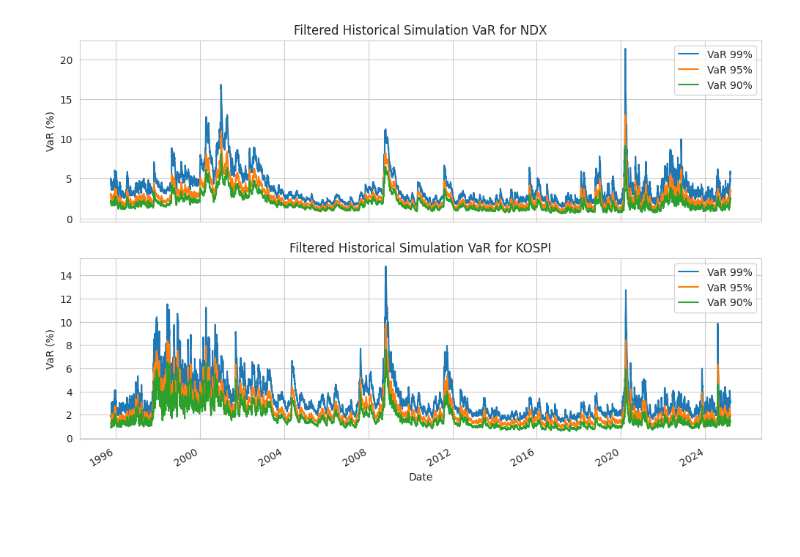
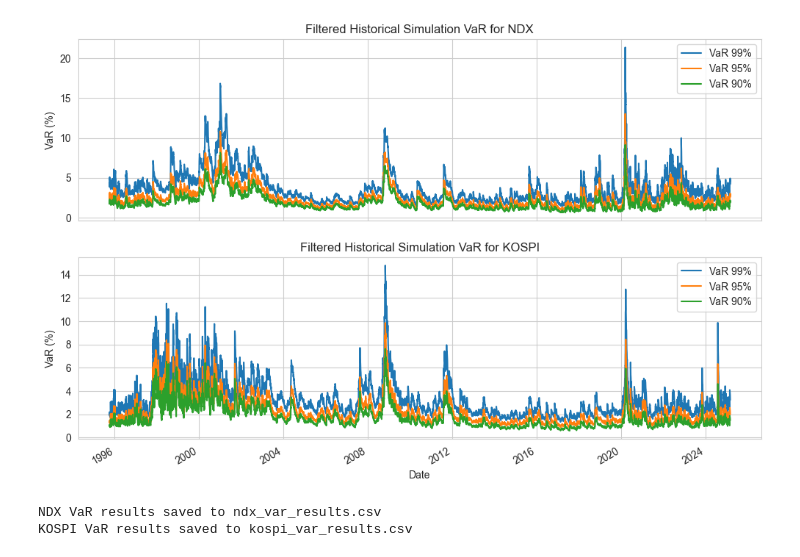
Before and after one commit to JiaqiSun45635/MFE-FE, a Jupyter notebook: PW4/Practical Work 4 Question 2.ipynb, the cells around one changed output. Saved outputs shown, nothing was run; the diff lists cells and outputs as text; code cells hidden in the pictures; blank space fills up the shorter version.

```diff
--- a/PW4/Practical Work 4 Question 2.ipynb
+++ b/PW4/Practical Work 4 Question 2.ipynb
@@ -132,7 +139,23 @@ plt.show()
 # %%
+# Load the datasets
+ndx_data = pd.read_csv("^ndx.csv")
+kospi_data = pd.read_csv("^kospi.csv")
+
+# Convert DATE column to datetime and set it as the index
+ndx_data["DATE"] = pd.to_datetime(ndx_data["DATE"], format="%Y%m%d")
+kospi_data["DATE"] = pd.to_datetime(kospi_data["DATE"], format="%Y%m%d")
+
+ndx_data.set_index("DATE", inplace=True)
+kospi_data.set_index("DATE", inplace=True)
+
+# Align datasets to start on the same date
+common_start_date = max(ndx_data.index.min(), kospi_data.index.min())
+ndx_data = ndx_data.loc[common_start_date:]
+kospi_data = kospi_data.loc[common_start_date:]
+
 # Compute daily returns and scale by 100
-ndx_data["Return"] = ((ndx_data["Close"] / ndx_data["Close"].shift(1)) - 1) * 100
-kospi_data["Return"] = ((kospi_data["Close"] / kospi_data["Close"].shift(1)) - 1) * 100
+ndx_data["Return"] = ((ndx_data["CLOSE"] / ndx_data["CLOSE"].shift(1)) - 1) * 100
+kospi_data["Return"] = ((kospi_data["CLOSE"] / kospi_data["CLOSE"].shift(1)) - 1) * 100
 
 # Drop NA values
 ndx_data.dropna(inplace=True)
@@ -145,7 +168,7 @@ update_freq = 1  # Update model daily (use 21 if updating monthly)
 # Function to compute FHS VaR with a true 10-year rolling window
 def filtered_historical_simulation(data, update_freq, var_levels):
     start_date = data.index.min() + pd.DateOffset(years=10)  # Define when forecasts can start
-    dates = data.loc[start_date:].index  # Forecasting starts after the initial 10-year window
+    dates = data.loc[start_date:].index
     var_results = {alpha: [] for alpha in var_levels}
 
     for date in dates[::update_freq]:  # Update at chosen frequency
@@ -171,31 +194,44 @@ def filtered_historical_simulation(data, update_freq, var_levels):
             residual_quantile = residuals.quantile(alpha)  # Get quantile from residuals
             var_value = - rolling_mean - forecast_vol * residual_quantile  # Compute VaR
             var_results[alpha].append((date, var_value))  # Store results
 
     return var_results
 
 # Compute VaR forecasts for NDX and KOSPI using a true 10-year window
 ndx_var = filtered_historical_simulation(ndx_data["Return"], update_freq, var_levels)
 kospi_var = filtered_historical_simulation(kospi_data["Return"], update_freq, var_levels)
 
 # Convert results to DataFrame (as positive %VaR)
 ndx_var_df = pd.DataFrame({f"VaR {int((1 - alpha) * 100)}%": [v[1] for v in ndx_var[alpha]] for alpha in var_levels},
                            index=[v[0] for v in ndx_var[var_levels[0]]])
 kospi_var_df = pd.DataFrame({f"VaR {int((1 - alpha) * 100)}%": [v[1] for v in kospi_var[alpha]] for alpha in var_levels},
                              index=[v[0] for v in kospi_var[var_levels[0]]])
 
 # Plot VaR estimates
 fig, axes = plt.subplots(2, 1, figsize=(12, 8), sharex=True)
 
 # NDX VaR
 ndx_var_df.plot(ax=axes[0], title="Filtered Historical Simulation VaR for NDX")
 axes[0].set_ylabel("VaR (%)")
 
 # KOSPI VaR
 kospi_var_df.plot(ax=axes[1], title="Filtered Historical Simulation VaR for KOSPI")
 axes[1].set_ylabel("VaR (%)")
 
 plt.xlabel("Date")
 plt.show()
+
+# Define file paths
+ndx_var_filepath = "ndx_var_results.csv"
+kospi_var_filepath = "kospi_var_results.csv"
+
+# Export DataFrames to CSV
+ndx_var_df.to_csv(ndx_var_filepath, index_label="Date")
+kospi_var_df.to_csv(kospi_var_filepath, index_label="Date")
+
+print(f"NDX VaR results saved to {ndx_var_filepath}")
+print(f"KOSPI VaR results saved to {kospi_var_filepath}")
 # %% [output]
-[figure, old version]
+[figure, new version]
+NDX VaR results saved to ndx_var_results.csv
+KOSPI VaR results saved to kospi_var_results.csv
```
Also changed, not shown: parts of 24 cells of this notebook.
